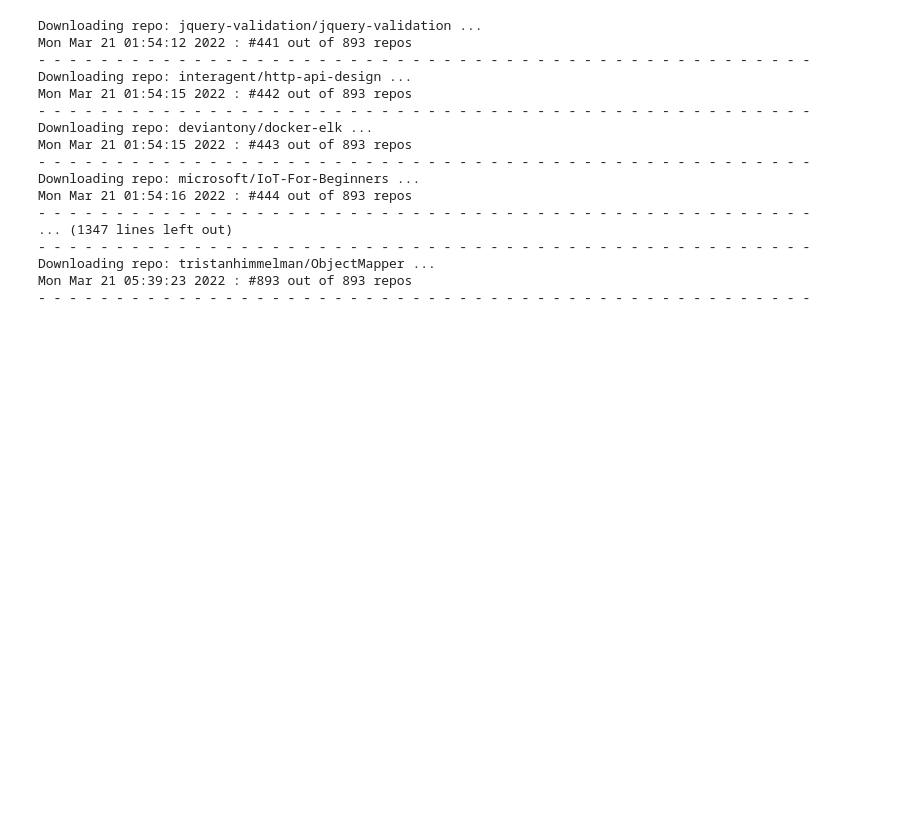
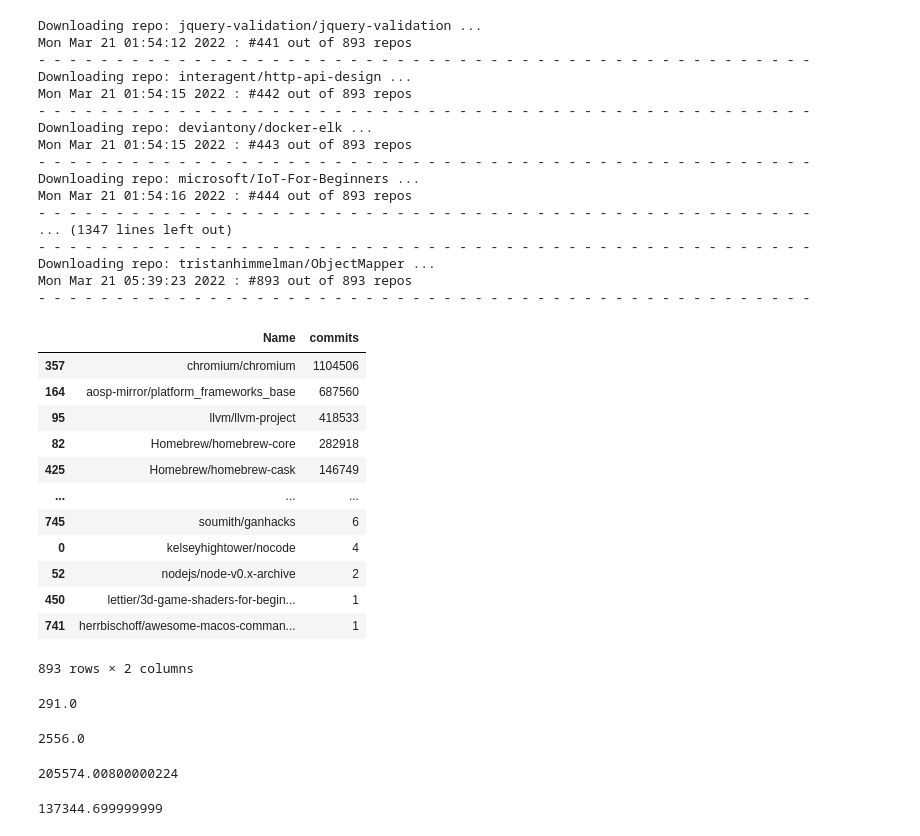
Before and after one commit to fzanart/GHDomains, a Jupyter notebook: New1000popular_repos.ipynb, the cells around one changed output. Drawn from its saved outputs; the diff is of its cells as text; code cells hidden in the pictures; blank space fills up the shorter version.

```diff
--- a/New1000popular_repos.ipynb
+++ b/New1000popular_repos.ipynb
@@ -112,3 +112,43 @@ Mon Mar 21 01:54:16 2022 : #444 out of 893 repos
 Downloading repo: tristanhimmelman/ObjectMapper ...
 Mon Mar 21 05:39:23 2022 : #893 out of 893 repos
 - - - - - - - - - - - - - - - - - - - - - - - - - - - - - - - - - - - - - - - - - - - - - - - - - -
+# %%
+commits = []
+for repo_id in repos_ids:
+  repo = g.get_repo(repo_id)
+  commits.extend([(repo.full_name, repo.get_commits().totalCount)])
+# %%
+df = pd.DataFrame(commits, columns =['Name', 'commits'])
+# %%
+df.sort_values(by='commits', ascending=False)
+# %% [output]
+|  | Name | commits |
+| 357 | chromium/chromium | 1104506 |
+| 164 | aosp-mirror/platform_frameworks_base | 687560 |
+| 95 | llvm/llvm-project | 418533 |
+| 82 | Homebrew/homebrew-core | 282918 |
+| 425 | Homebrew/homebrew-cask | 146749 |
+| ... | ... | ... |
+| 745 | soumith/ganhacks | 6 |
+| 0 | kelseyhightower/nocode | 4 |
+| 52 | nodejs/node-v0.x-archive | 2 |
+| 450 | lettier/3d-game-shaders-for-begin... | 1 |
+| 741 | herrbischoff/awesome-macos-comman... | 1 |
+893 rows × 2 columns
+# %%
+# Computing IQR
+df['commits'].quantile(0.25)
+# %% [output]
+291.0
+# %%
+df['commits'].quantile(0.75)
+# %% [output]
+2556.0
+# %%
+df['commits'].quantile(0.996)
+# %% [output]
+205574.00800000224
+# %%
+Q3 + 1.5 * IQR
+# %% [output]
+137344.699999999
```
